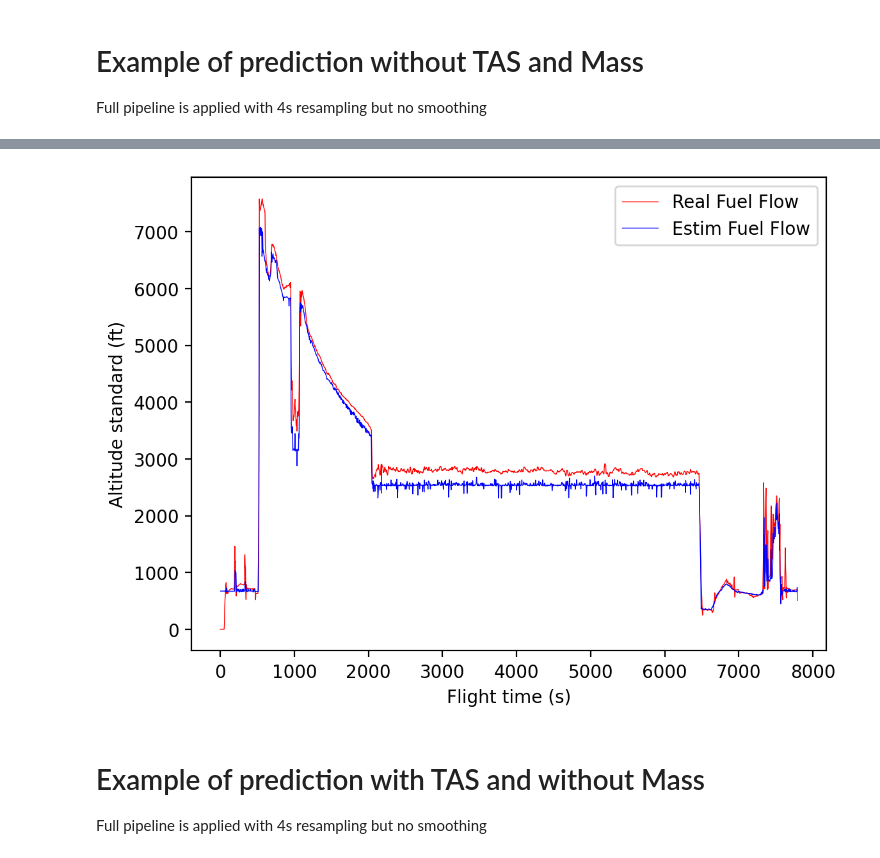
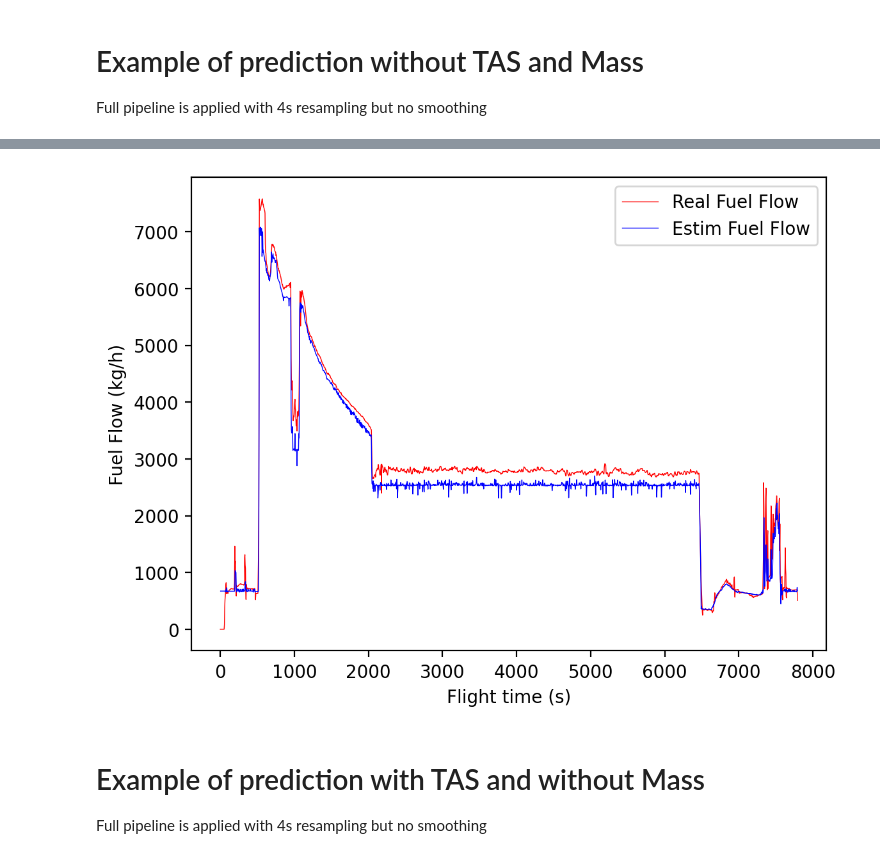
Before and after one commit to DGAC/Acropole, a Jupyter notebook: examples/examples.ipynb, the cells around one changed output, grey strips where cells are left out. Cells and saved outputs as stored; diff of their text form; code cells hidden in the pictures.

Commit message:
fixing plots legend

```diff
--- a/examples/examples.ipynb
+++ b/examples/examples.ipynb
@@ -119,7 +119,7 @@ df2 = trajectory.trajectory_process(df, cols_keep=cols_keep, cols_smooth=cols_sm
 plt.plot(df2[COL_FLIGHT_TIME], 2*df2[COL_FUEL_FLOW_KGH], color='r',lw=0.5, label="Real Fuel Flow")
 plt.plot(df2[COL_FLIGHT_TIME], df2[COL_ESTIM_FUEL_FLOW_KGH], color='b',lw=0.5, label="Estim Fuel Flow")
 plt.xlabel("Flight time (s)")
-plt.ylabel("Altitude standard (ft)")
+plt.ylabel("Fuel Flow (kg/h)")
 plt.legend()
 plt.show()
 # %% [output]
@@ -127,4 +127,4 @@ plt.show()
-[figure, old version]
+[figure, new version]
 # %% [markdown]
 # Example of prediction with TAS and without Mass
 Full pipeline is applied with 4s resampling but no smoothing
```
Also changed, not shown: parts of 3 cells of this notebook.
